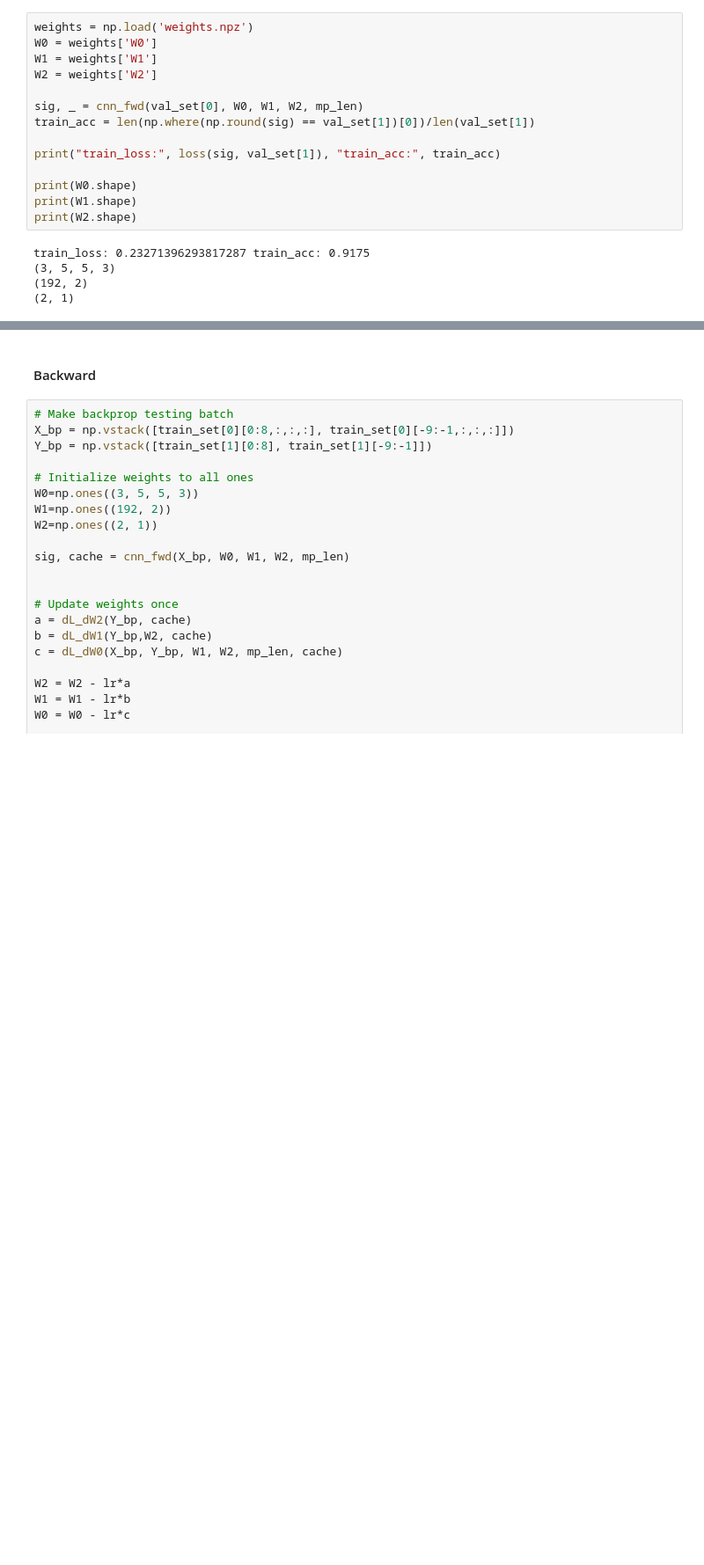
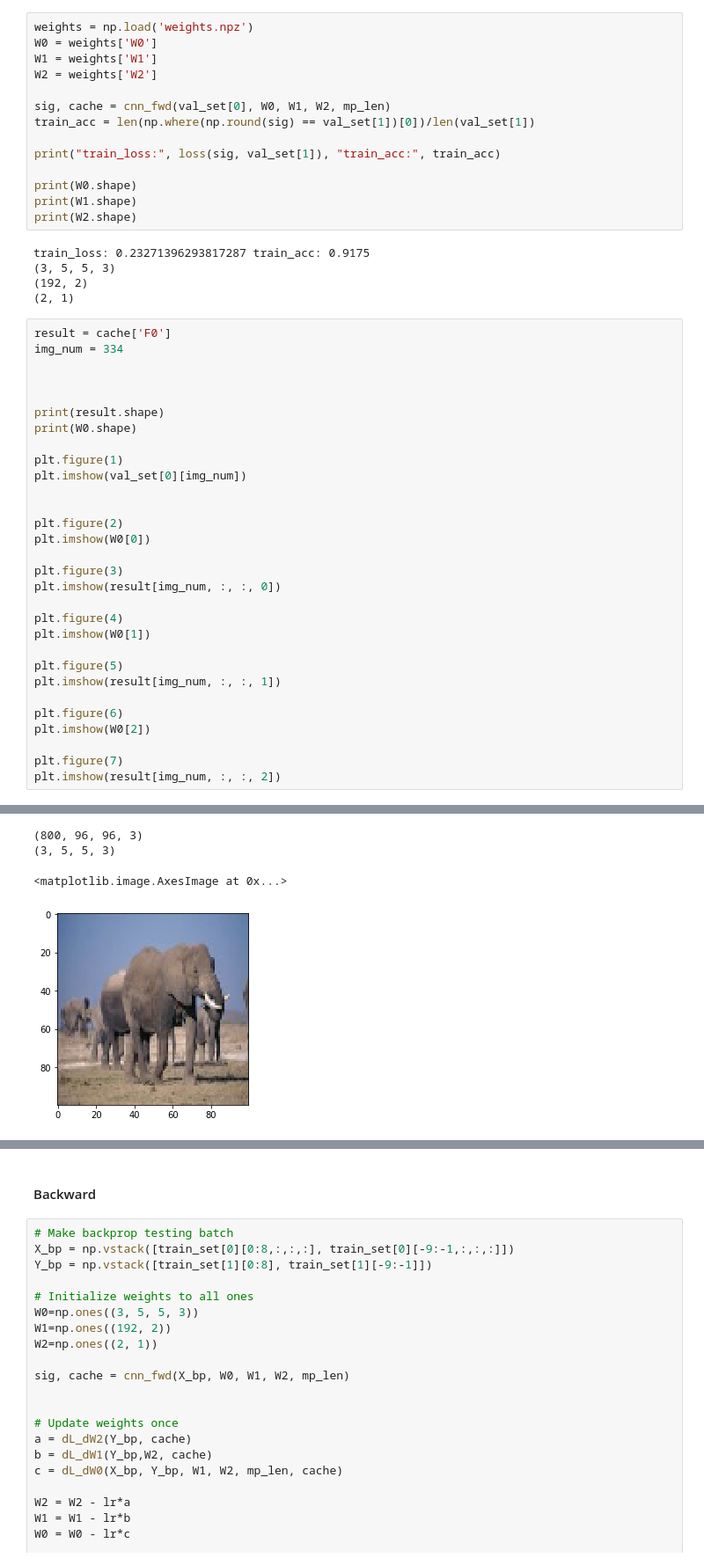
Before and after one commit to arvindkamal/Multimedia-Signal-Processing, a Jupyter notebook: mp_3_jchen171.ipynb, the cells around one changed output, grey strips where cells are left out. Shown: that part at 88% size. Saved outputs shown, nothing was run; the diff lists cells and outputs as text; blank space fills up the shorter version.

```diff
--- a/mp_3_jchen171.ipynb
+++ b/mp_3_jchen171.ipynb
@@ -519,7 +532,7 @@ W0 = weights['W0']
 W1 = weights['W1']
 W2 = weights['W2']
 
-sig, _ = cnn_fwd(val_set[0], W0, W1, W2, mp_len)
+sig, cache = cnn_fwd(val_set[0], W0, W1, W2, mp_len)
 train_acc = len(np.where(np.round(sig) == val_set[1])[0])/len(val_set[1])
 
 print("train_loss:", loss(sig, val_set[1]), "train_acc:", train_acc)
@@ -532,3 +545,34 @@ train_loss: 0.23271396293817287 train_acc: 0.9175
 (3, 5, 5, 3)
 (192, 2)
 (2, 1)
+# %%
+result = cache['F0']
+img_num = 334
+
+
+
+print(result.shape)
+print(W0.shape)
+
+plt.figure(1)
+plt.imshow(val_set[0][img_num])
+
+
+plt.figure(2)
+plt.imshow(W0[0])
+
+plt.figure(3)
+plt.imshow(result[img_num, :, :, 0])
+
+plt.figure(4)
+plt.imshow(W0[1])
+
+plt.figure(5)
+plt.imshow(result[img_num, :, :, 1])
+
+plt.figure(6)
+plt.imshow(W0[2])
+
+plt.figure(7)
+plt.imshow(result[img_num, :, :, 2])
+# %% [output]
@@ -534,0 +582,4 @@ train_loss: 0.23271396293817287 train_acc: 0.9175
+(800, 96, 96, 3)
+(3, 5, 5, 3)
+<matplotlib.image.AxesImage at 0x...>
+[figure, added]
```
Also changed, not shown: parts of 5 cells of this notebook.
